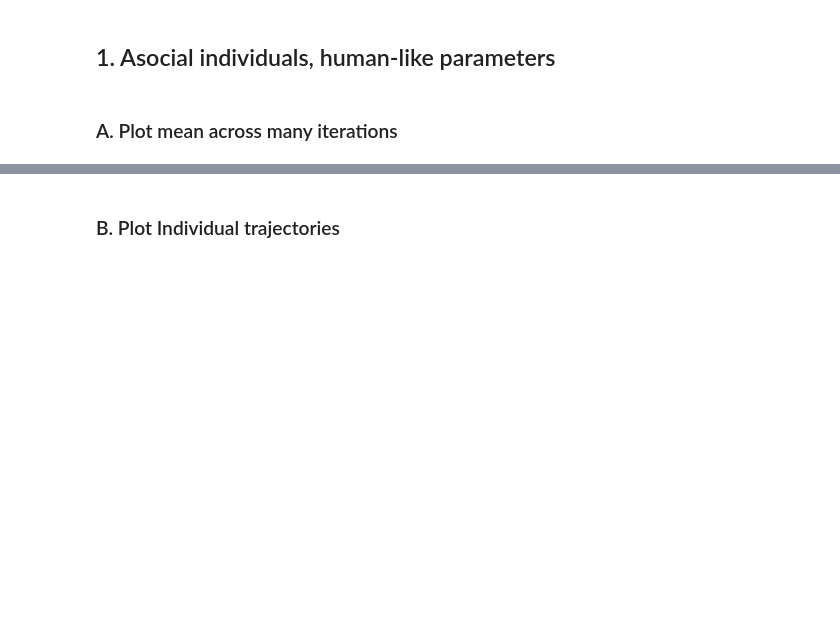
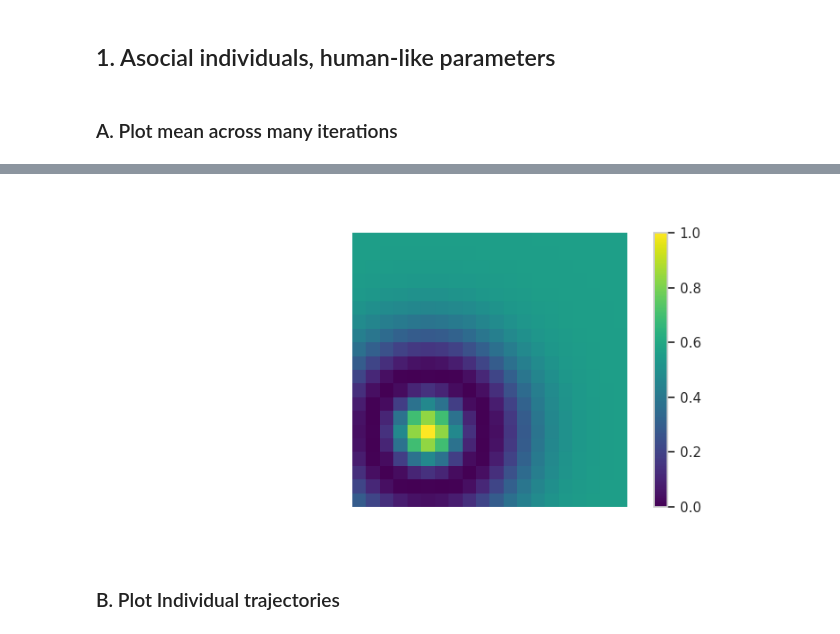
Before and after one commit to vagechirkov/Spatial-MAB-taboo, a Jupyter notebook: single_agent_simulations.ipynb, the cells around one changed output, grey strips where cells are left out. Drawn from its saved outputs; the diff is of its cells as text; code cells hidden in the pictures; blank space fills up the shorter version.

```diff
--- a/single_agent_simulations.ipynb
+++ b/single_agent_simulations.ipynb
@@ -81,3 +80,10 @@ plt.show()
+# %%
+reward = make_mexican_hat_reward(grid_size,
+                                 frequency=reward_params['frequency'],
+                                 center=reward_params['center'])
+plot_reward_grid(reward)
+# %% [output]
+[figure, added]
 # %% [markdown]
 ### B. Plot Individual trajectories
 # %%
```
Also changed, not shown: parts of 10 cells of this notebook.
